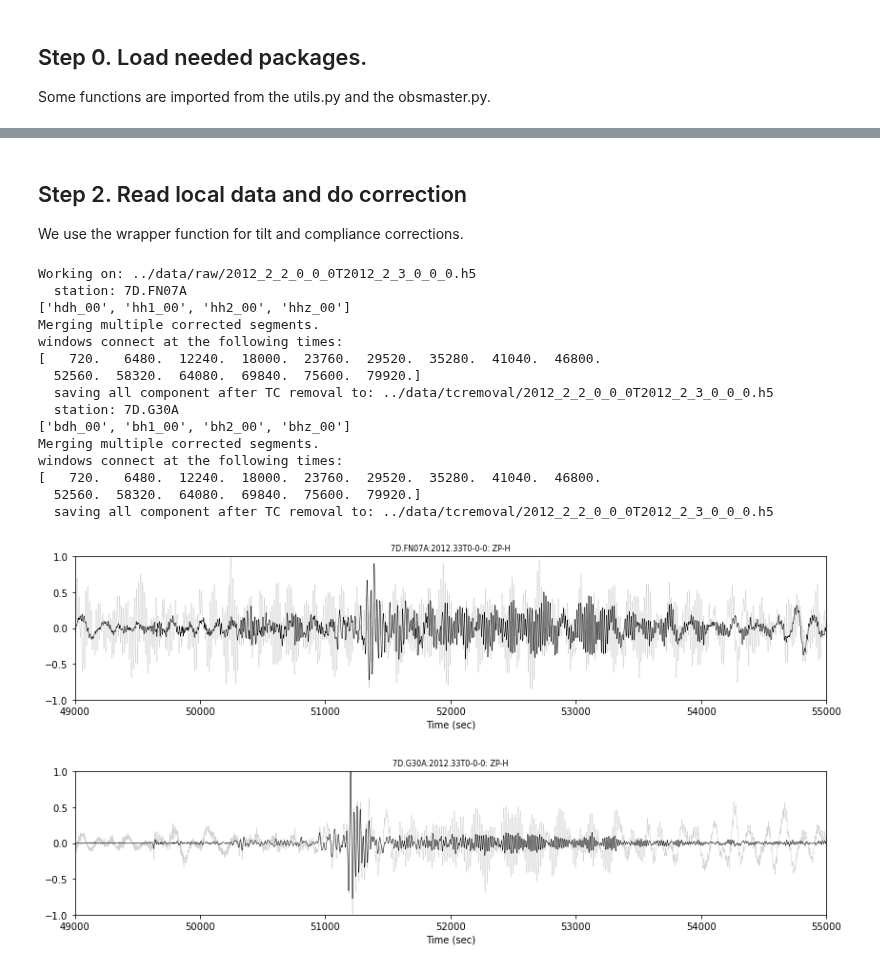
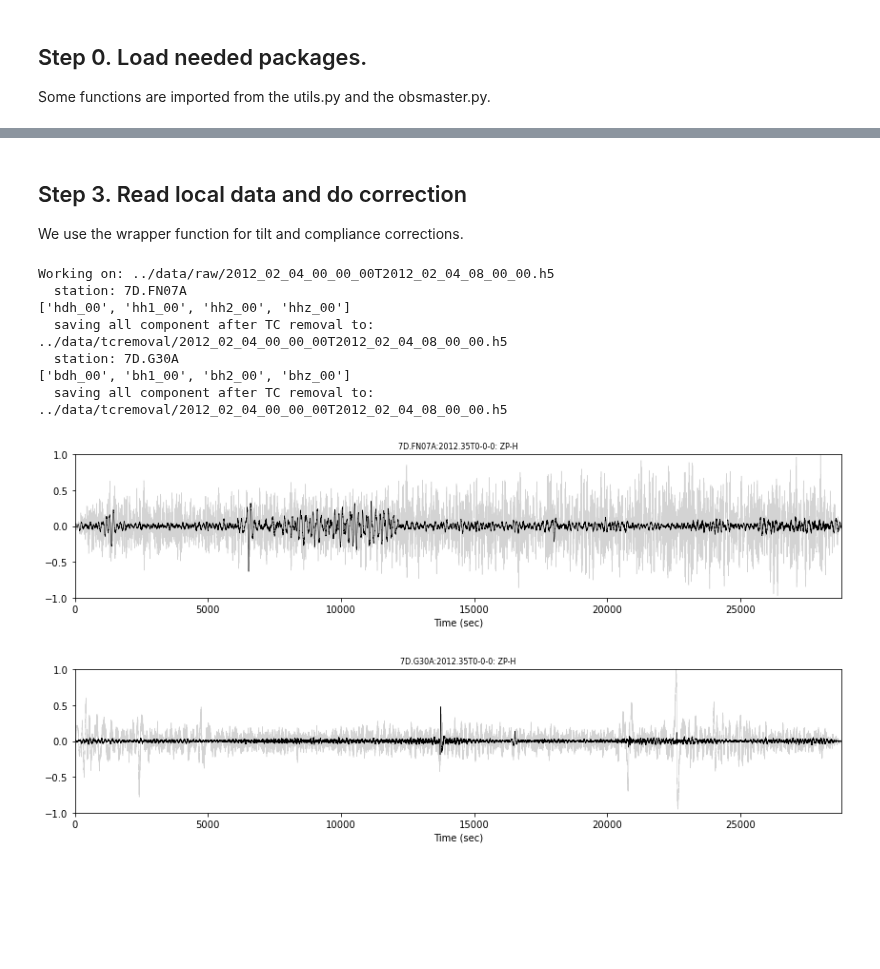
Before and after one commit to xtyangpsp/SeisGo, a Jupyter notebook: notebooks/tcremoval_continuous_local.ipynb, the cells around one changed output, grey strips where cells are left out. Drawn from its saved outputs; the diff is of its cells as text; code cells hidden in the pictures; blank space fills up the shorter version.

```diff
--- a/notebooks/tcremoval_continuous_local.ipynb
+++ b/notebooks/tcremoval_continuous_local.ipynb
@@ -126,17 +143,3 @@ if downloadexample:
 # %% [markdown]
-## Step 2. Read local data and do correction
+## Step 3. Read local data and do correction
 We use the wrapper function for tilt and compliance corrections.
-# %%
-#directory to save the data after TC removal
-tcdatadir = '../data/tcremoval'
-if not os.path.isdir(tcdatadir): os.mkdir(tcdatadir)
-
-#tilt and compliance removal parameters
-window=7200
-overlap=0.2
-taper=0.08
-qc_freq=[0.004, 1]
-plot_correction=True
-normalizecorrectionplot=True
-tc_subset=['ZP-H']
-#assemble all parameters into a dictionary.
@@ -160,8 +157,13 @@ c. loop through all stations
     c-5. save auxiliary data, e.g., tilt direction and angle, and TC removal parameters.
     c-6. save to original file name in different directory
 """
+dfiles = glob.glob(os.path.join(rawdatadir,'*.h5'))
+nfiles = len(dfiles)
+splits  = nfiles
+if nfiles==0:
+    raise IOError('Abort! no available seismic files in '+rawdatadir)
 
-for ifile in range(nfiles):
+for ifile in range(1):
     df=dfiles[ifile]
     print('Working on: '+df)
     dfbase=os.path.split(df)[-1]
@@ -197,46 +199,38 @@ for ifile in range(nfiles):
             elif tg[2] == '1' or tg[2] == 'e': tr1=ds.waveforms[ista][tg][0]
             elif tg[2] == '2' or tg[2] == 'n': tr2=ds.waveforms[ista][tg][0]
             elif tg[2] == 'z': trZ=ds.waveforms[ista][tg][0]
 
-        correct=obs.TCremoval_wrapper(
+        spectra,transfunc,correct=obs.TCremoval_wrapper(
             tr1,tr2,trZ,trP,window=window,overlap=overlap,merge_taper=taper,
             qc_freq=qc_freq,qc_spectra=True,fig_spectra=False,
-            save_spectrafig=False,fig_transfunc=False,correctlist=tc_subset)[2]
+            save_spectrafig=False,fig_transfunc=False,correctlist=tc_subset)
         trZtc,tgtemp=obs.correctdict2stream(trZ,correct,tc_subset)
 
         if plot_correction:
             obs.plotcorrection(trZ,correct,normalize=normalizecorrectionplot,freq=[0.005,0.1],
-                               size=(12,3),save=True,form='png',xlimit=[49000,55000])
+                               size=(12,3),save=True,form='png')
 
         """
         Save to ASDF file.
         """
         tags=[]
         for tr in [tr1,tr2,trZtc[0],trP]:
             if len(tr.stats.location) == 0:
                 tlocation='00'
             else:
                 tlocation=tr.stats.location
 
             tags.append(tr.stats.channel.lower()+'_'+tlocation.lower())
 
         print('  saving all component after TC removal to: '+df_tc)
         utils.save2asdf(df_tc,Stream(traces=[tr1,tr2,trZtc[0],trP]),tags,sta_inv=inv)
 # %% [output]
-Working on: ../data/raw/2012_2_2_0_0_0T2012_2_3_0_0_0.h5
+Working on: ../data/raw/2012_02_04_00_00_00T2012_02_04_08_00_00.h5
   station: 7D.FN07A
 ['hdh_00', 'hh1_00', 'hh2_00', 'hhz_00']
-Merging multiple corrected segments.
-windows connect at the following times:
-[   720.   6480.  12240.  18000.  23760.  29520.  35280.  41040.  46800.
-  52560.  58320.  64080.  69840.  75600.  79920.]
-  saving all component after TC removal to: ../data/tcremoval/2012_2_2_0_0_0T2012_2_3_0_0_0.h5
+  saving all component after TC removal to: ../data/tcremoval/2012_02_04_00_00_00T2012_02_04_08_00_00.h5
   station: 7D.G30A
 ['bdh_00', 'bh1_00', 'bh2_00', 'bhz_00']
-Merging multiple corrected segments.
-windows connect at the following times:
-[   720.   6480.  12240.  18000.  23760.  29520.  35280.  41040.  46800.
-  52560.  58320.  64080.  69840.  75600.  79920.]
-  saving all component after TC removal to: ../data/tcremoval/2012_2_2_0_0_0T2012_2_3_0_0_0.h5
+  saving all component after TC removal to: ../data/tcremoval/2012_02_04_00_00_00T2012_02_04_08_00_00.h5
-[figure, old version]
+[figure, new version]
-[figure, old version]
+[figure, new version]
```
Also changed, not shown: parts of 8 cells of this notebook, 4 other files.
